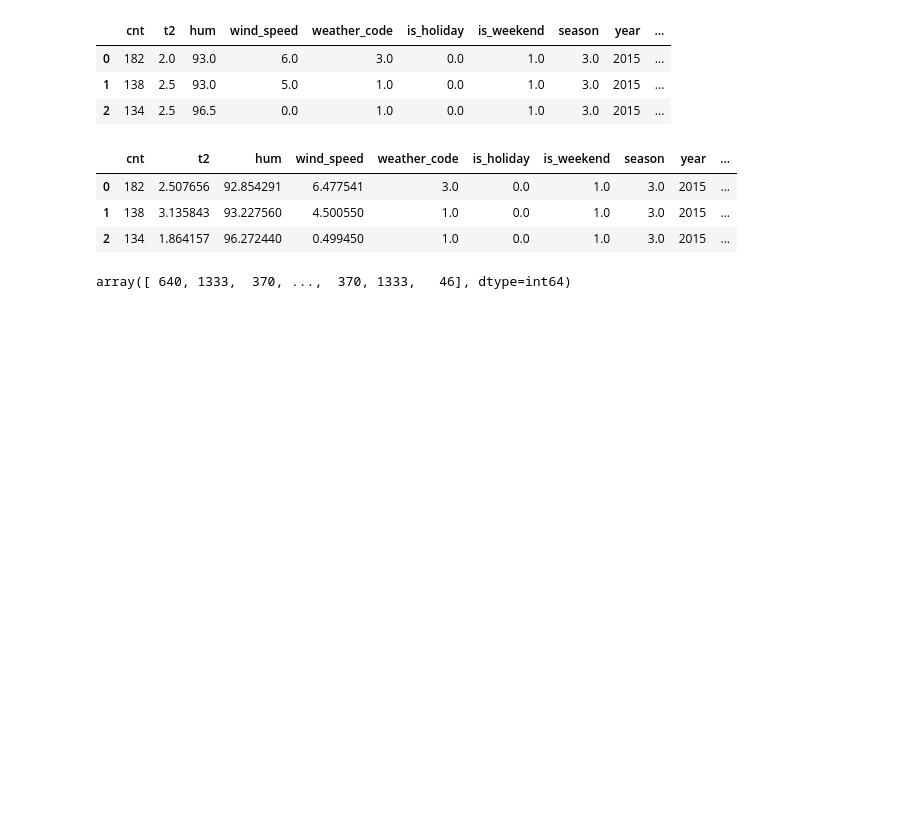
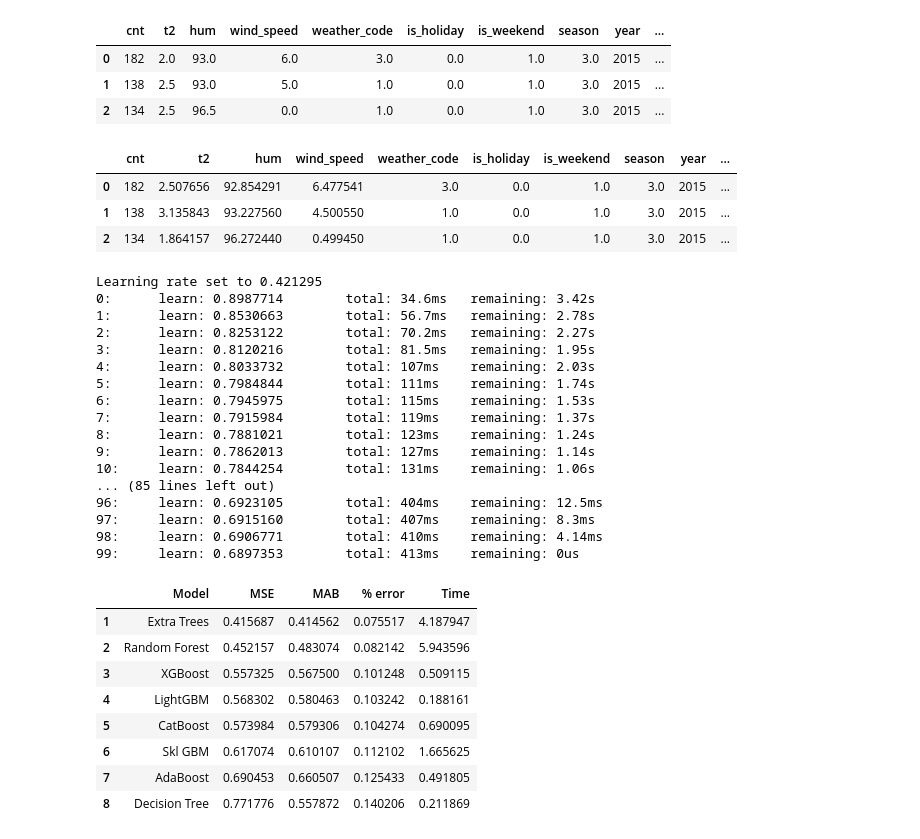
Before and after one commit to Jeko-Mus/Machine-Learning, a Jupyter notebook: Week_Chapters/10. Data Enhancement/data/london_bikes_EDA.ipynb, the cells around one changed output. Cells and saved outputs as stored; diff of their text form; code cells hidden in the pictures; blank space fills up the shorter version.

```diff
--- a/Week_Chapters/10. Data Enhancement/data/london_bikes_EDA.ipynb
+++ b/Week_Chapters/10. Data Enhancement/data/london_bikes_EDA.ipynb
@@ -175,8 +172,3 @@ gen.head(3)
 | 0 | 182 | 2.507656 | 92.854291 | 6.477541 | 3.0 | 0.0 | 1.0 | 3.0 | 2015 | ... |
 | 1 | 138 | 3.135843 | 93.227560 | 4.500550 | 1.0 | 0.0 | 1.0 | 3.0 | 2015 | ... |
 | 2 | 134 | 1.864157 | 96.272440 | 0.499450 | 1.0 | 0.0 | 1.0 | 3.0 | 2015 | ... |
-# %%
-# check my model so far before continuing
-
-from sklearn.metrics import accuracy_score
-model =
@@ -183 +180,4 @@ model =
+# %%
+cat_vars = ['is_weekend','is_holiday','season','weather_code','year','month']
+num_vars = ['t2','hum','wind_speed']
 # %%
@@ -188,9 +185,4 @@ y_pred =model.predict(x_val)
 # %%
 extra_sample = gen.sample(gen.shape[0] // 4)
-x_train2 = pd.concat([x_train, extra_sample.drop(['cnt'], axis=1 ) ])
-y_train2 = pd.concat([y_train, extra_sample['cnt'] ])
-model.fit(x_train2, y_train2)
-model.predict(x_val)
-#accuracy_score(y_val, y_pred)
+x_train = pd.concat([x_train, extra_sample.drop(['cnt'], axis=1 ) ])
+y_train = pd.concat([y_train, extra_sample['cnt'] ])
-# %% [output]
-array([ 640, 1333,  370, ...,  370, 1333,   46], dtype=int64)
@@ -196,0 +220,51 @@ array([ 640, 1333,  370, ...,  370, 1333,   46], dtype=int64)
+# %%
+tree_classifiers = {name: pipeline.make_pipeline(tree_prepro, model) for name, model in tree_classifiers.items()}
+
+results = pd.DataFrame({'Model': [], 'MSE': [], 'MAB': [], " % error": [], 'Time': []})
+
+for model_name, model in tree_classifiers.items():
+
+    start_time = time.time()
+    model.fit(x_train, y_train)
+    total_time = time.time() - start_time
+
+    pred = model.predict(x_val)
+
+    results = results.append({"Model":    model_name,
+                              "MSE": metrics.mean_squared_error(y_val, pred),
+                              "MAB": metrics.mean_absolute_error(y_val, pred),
+                              " % error": metrics.mean_squared_error(y_val, pred) / rang,
+                              "Time":     total_time},
+                              ignore_index=True)
+
+
+results_ord = results.sort_values(by=['MSE'], ascending=True, ignore_index=True)
+results_ord.index += 1
+results_ord.style.bar(subset=['MSE', 'MAB'], vmin=0, vmax=100, color='#5fba7d')
+# %% [output]
+Learning rate set to 0.421295
+0:      learn: 0.8987714        total: 34.6ms   remaining: 3.42s
+1:      learn: 0.8530663        total: 56.7ms   remaining: 2.78s
+2:      learn: 0.8253122        total: 70.2ms   remaining: 2.27s
+3:      learn: 0.8120216        total: 81.5ms   remaining: 1.95s
+4:      learn: 0.8033732        total: 107ms    remaining: 2.03s
+5:      learn: 0.7984844        total: 111ms    remaining: 1.74s
+6:      learn: 0.7945975        total: 115ms    remaining: 1.53s
+7:      learn: 0.7915984        total: 119ms    remaining: 1.37s
+8:      learn: 0.7881021        total: 123ms    remaining: 1.24s
+9:      learn: 0.7862013        total: 127ms    remaining: 1.14s
+10:     learn: 0.7844254        total: 131ms    remaining: 1.06s
+... (85 lines left out)
+96:     learn: 0.6923105        total: 404ms    remaining: 12.5ms
+97:     learn: 0.6915160        total: 407ms    remaining: 8.3ms
+98:     learn: 0.6906771        total: 410ms    remaining: 4.14ms
+99:     learn: 0.6897353        total: 413ms    remaining: 0us
+|  | Model | MSE | MAB | % error | Time |
+| 1 | Extra Trees | 0.415687 | 0.414562 | 0.075517 | 4.187947 |
+| 2 | Random Forest | 0.452157 | 0.483074 | 0.082142 | 5.943596 |
+| 3 | XGBoost | 0.557325 | 0.567500 | 0.101248 | 0.509115 |
+| 4 | LightGBM | 0.568302 | 0.580463 | 0.103242 | 0.188161 |
+| 5 | CatBoost | 0.573984 | 0.579306 | 0.104274 | 0.690095 |
+| 6 | Skl GBM | 0.617074 | 0.610107 | 0.112102 | 1.665625 |
+| 7 | AdaBoost | 0.690453 | 0.660507 | 0.125433 | 0.491805 |
+| 8 | Decision Tree | 0.771776 | 0.557872 | 0.140206 | 0.211869 |
```
Also changed, not shown: parts of 6 cells of this notebook.
